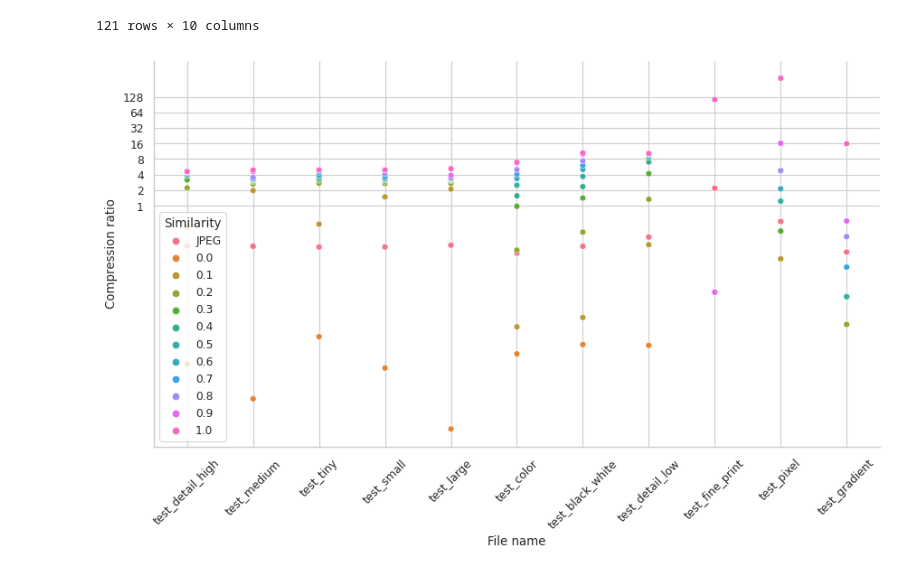
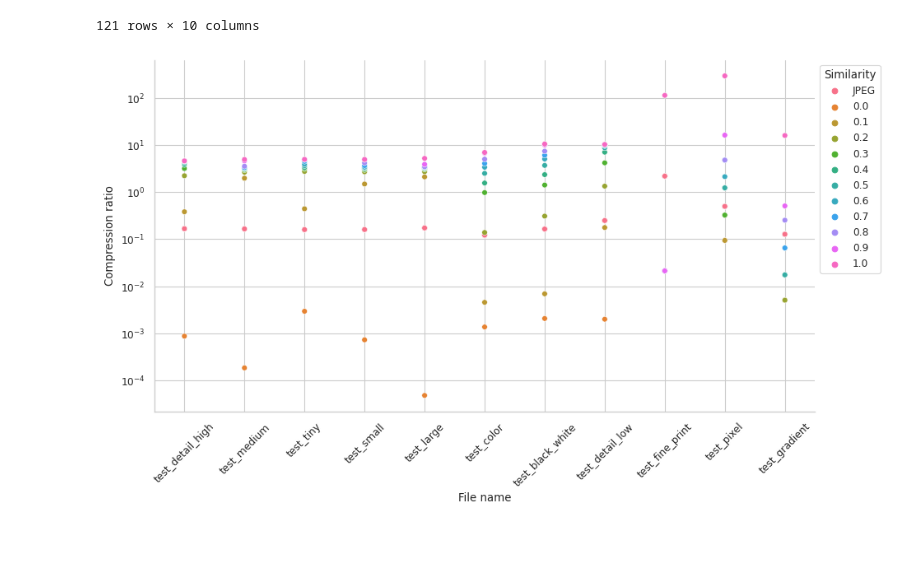
Before and after one commit to xaverhimmelsbach/quadtree-block-compression-visualization, a Jupyter notebook: visualization_scripts/visualize_similarity.ipynb, the cells around one changed output. Drawn from its saved outputs; the diff is of its cells as text; code cells hidden in the pictures; blank space fills up the shorter version.

Commit message:
Visualize similarity

```diff
--- a/visualization_scripts/visualize_similarity.ipynb
+++ b/visualization_scripts/visualize_similarity.ipynb
@@ -33,11 +33,6 @@ df_merged
 # %%
 # Compression ratio
 df_sorted = df_merged.sort_values(['similarity'])
-
-# 'Plain' run
-# df_first = df_sorted[(df_sorted['downsampling_algorithm'] == 'ApproxBiLinear') & (df_sorted['upsampling_algorithm'] == 'ApproxBiLinear')].loc[:, ('file_name', 'compression_ratio_x')].rename(
-#    columns={'compression_ratio_x': 'c'})
-#df_first['class'] = 'plain_run'
 
 # JPEG
 df_second = df_sorted.loc[:, ('file_name', 'compression_ratio_y')].rename(
@@ -45,33 +40,34 @@ df_second = df_sorted.loc[:, ('file_name', 'compression_ratio_y')].rename(
 df_second['class'] = 'jpeg'
 
 # Do this hacky filtering, to get everything apart from 'plain' run
 #[(df_sorted['downsampling_algorithm'] != 'ApproxBiLinear') | (df_sorted['upsampling_algorithm'] != 'ApproxBiLinear')]
 df_third = df_sorted.loc[:, ('file_name', 'compression_ratio_x', 'similarity')].rename(
     columns={'compression_ratio_x': 'c', 'similarity': 'class'})
 
 # Concatenate data frames
 df_concat = pd.concat([df_second, df_third])
 
 # CatmullRomeate a visualization
 g = sns.relplot(
     x='file_name',
     y='c',
     data=df_concat,
     hue='class',
     aspect=16/9,
     facet_kws={'legend_out': False},
 )
 
-ticks = [2**x for x in range(0, 8)]
-g.set(xlabel='File name', ylabel='Compression ratio', yscale='log', yticks=ticks, yticklabels=ticks)
+ticks = [0.0625, 0.25, 1, 4, 16, 64, 256]
+g.set(xlabel='File name', ylabel='Compression ratio', yscale='log')#, yticks=ticks, yticklabels=ticks)
 
 legend = g.axes.flat[0].get_legend()
 legend.set_title('Similarity')
+legend.set_bbox_to_anchor((1, 1))
 for t, l in zip(legend.texts, ['JPEG']):
     t.set_text(l)
 
 plt.xticks(rotation=45)
 
 plt.show()
 # %% [output]
-[figure, old version]
+[figure, new version]
```
Also changed, not shown: parts of 1 cell of this notebook, 3 other files.
